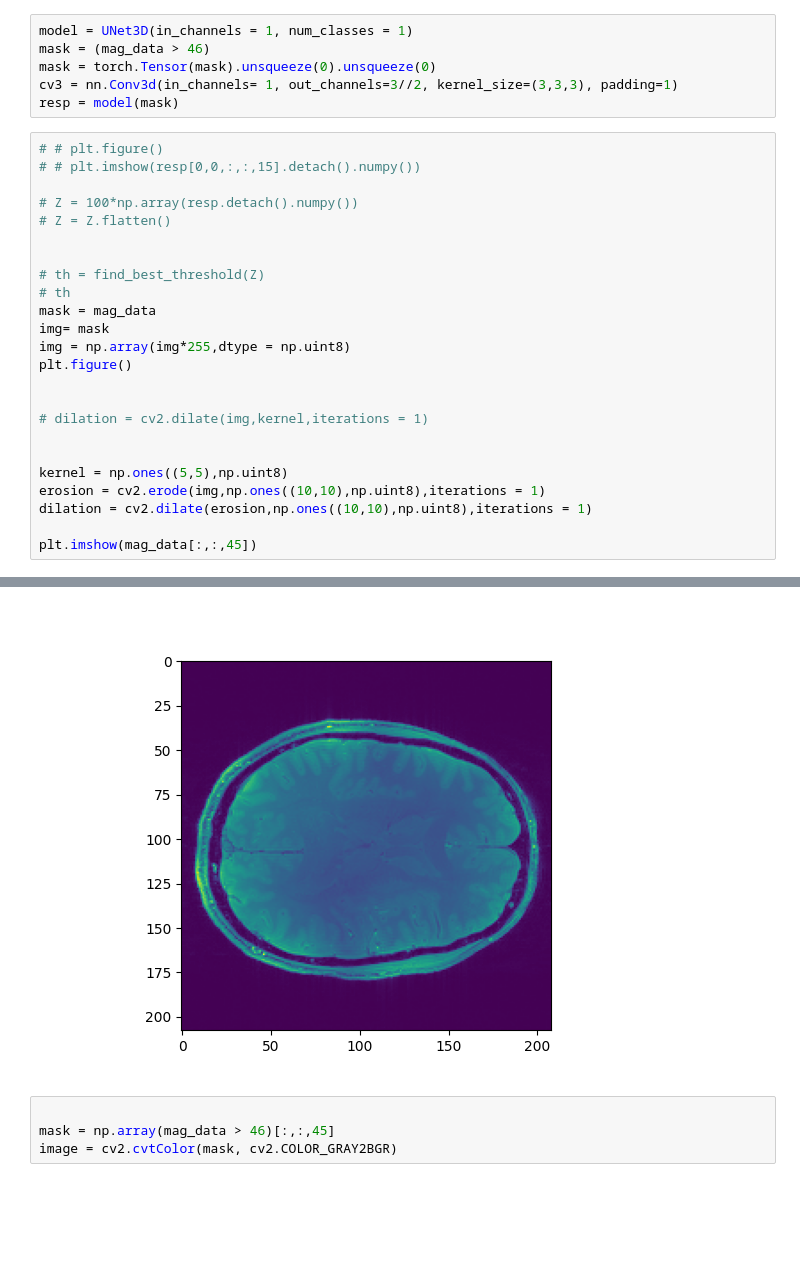
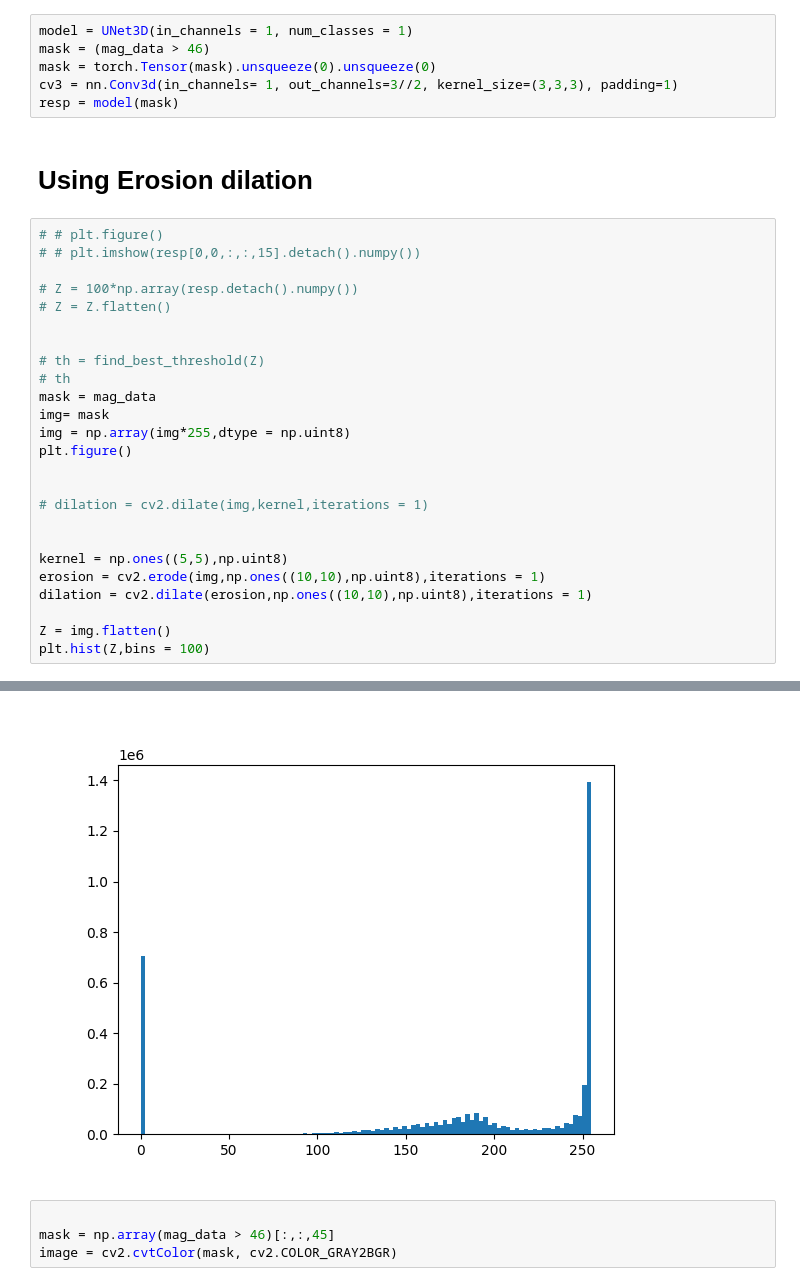
Before and after one commit to Mehdi5578/3DPU_Plateau_Problem, a Jupyter notebook: 3D_Skull_Stripping.ipynb, the cells around one changed output, grey strips where cells are left out. Cells and saved outputs as stored; diff of their text form; blank space fills up the shorter version.

```diff
--- a/3D_Skull_Stripping.ipynb
+++ b/3D_Skull_Stripping.ipynb
@@ -190,6 +190,8 @@ mask = (mag_data > 46)
 mask = torch.Tensor(mask).unsqueeze(0).unsqueeze(0)
 cv3 = nn.Conv3d(in_channels= 1, out_channels=3//2, kernel_size=(3,3,3), padding=1)
 resp = model(mask)
+# %% [markdown]
+# Using Erosion dilation
 # %%
 # # plt.figure()
 # # plt.imshow(resp[0,0,:,:,15].detach().numpy())
@@ -213,5 +215,6 @@ kernel = np.ones((5,5),np.uint8)
 erosion = cv2.erode(img,np.ones((10,10),np.uint8),iterations = 1)
 dilation = cv2.dilate(erosion,np.ones((10,10),np.uint8),iterations = 1)
 
-plt.imshow(mag_data[:,:,45])
+Z = img.flatten()
+plt.hist(Z,bins = 100)
 # %% [output]
@@ -219,4 +238,4 @@ plt.imshow(mag_data[:,:,45])
-[figure, old version]
+[figure, new version]
 # %%
 
 mask = np.array(mag_data > 46)[:,:,45]
```
Also changed, not shown: parts of 3 cells of this notebook.
